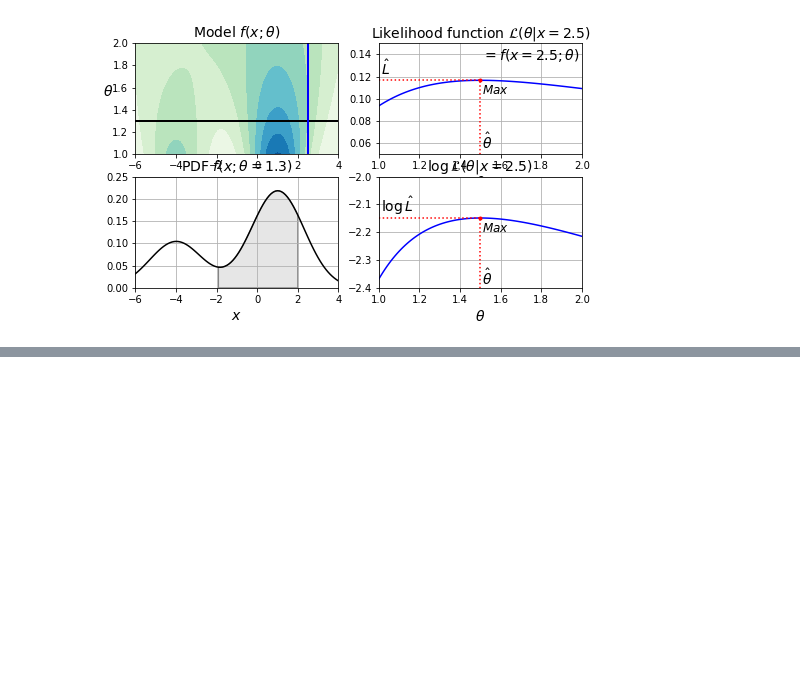
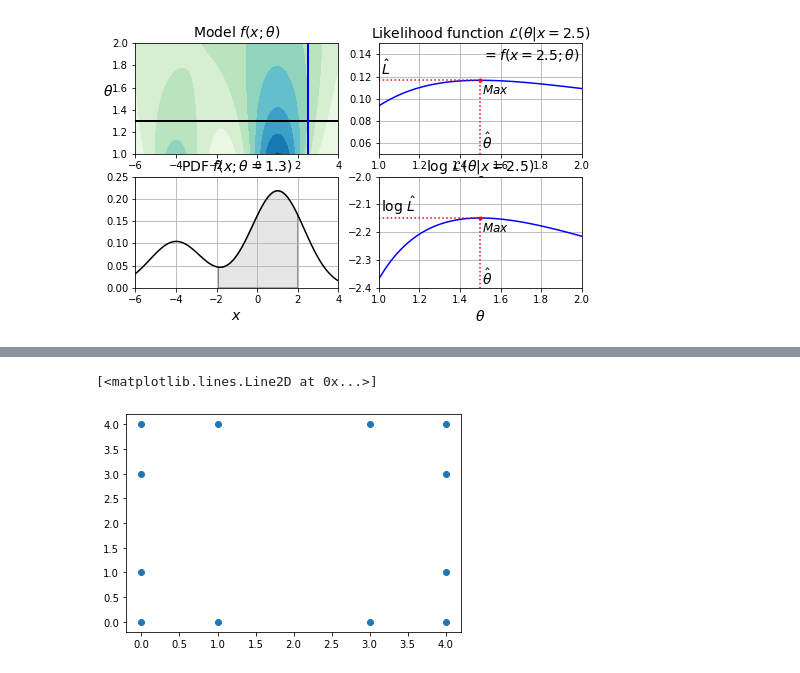
Before and after one commit to ahromero/BUAP_MachineLearning2022, a Jupyter notebook: 10CAP_Clustering.ipynb, the cells around one changed output, grey strips where cells are left out. Drawn from its saved outputs; the diff is of its cells as text; code cells hidden in the pictures; blank space fills up the shorter version.

```diff
--- a/10CAP_Clustering.ipynb
+++ b/10CAP_Clustering.ipynb
@@ -1955,0 +1981,26 @@ plt.scatter(X[:, 0], X[:, 1], color=colors[T-1]);
+# %%
+# Hagamoslo mas claro y sencillo
+# aqui importamos ward
+# Ward hierarchical clustering: constructs a tree and cuts it.
+# fcluster: Form flat clusters from the hierarchical clustering defined by the given linkage matrix.
+# pdist: Pairwise distances between observations in n-dimensional space.
+
+from scipy.cluster.hierarchy import ward, fcluster
+from scipy.spatial.distance import pdist
+import numpy as np
+import matplotlib.pyplot as plt
+from matplotlib.text import TextPath
+
+
+X_ejem = [[0, 0], [0, 1], [1, 0],
+     [0, 4], [0, 3], [1, 4],
+     [4, 0], [3, 0], [4, 1],
+     [4, 4], [3, 4], [4, 3]]
+X_ejem = np.array(X_ejem)
+Z = ward(pdist(X_ejem))
+
+# tenemos 12 puntos en dos dimensiones distribuidos asi
+plt.plot(X_ejem[:,0],X_ejem[:,1],'o')
+# %% [output]
+[<matplotlib.lines.Line2D at 0x...>]
+[figure, added]
```
Also changed, not shown: parts of 222 cells of this notebook, 6 other files.
